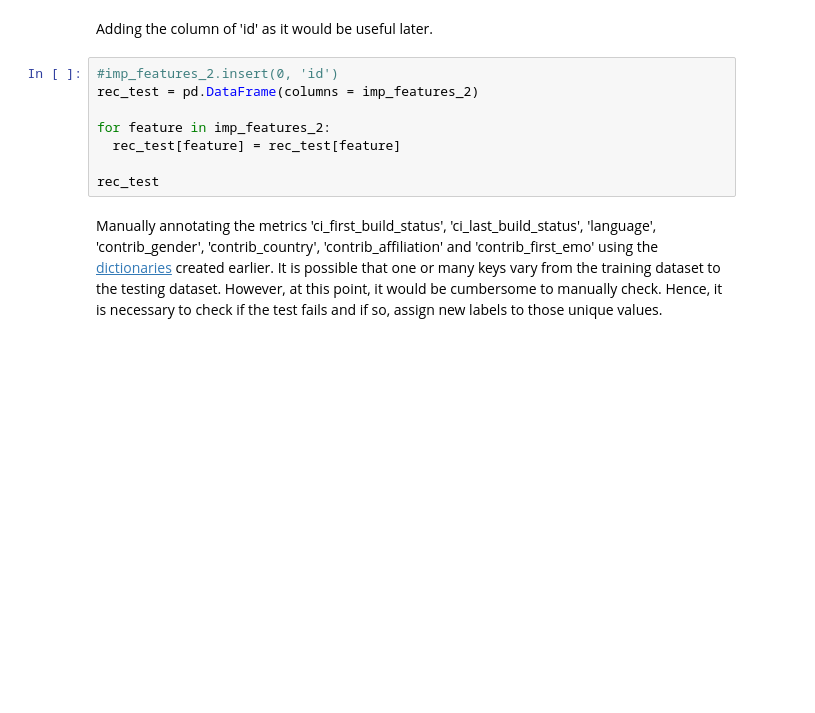
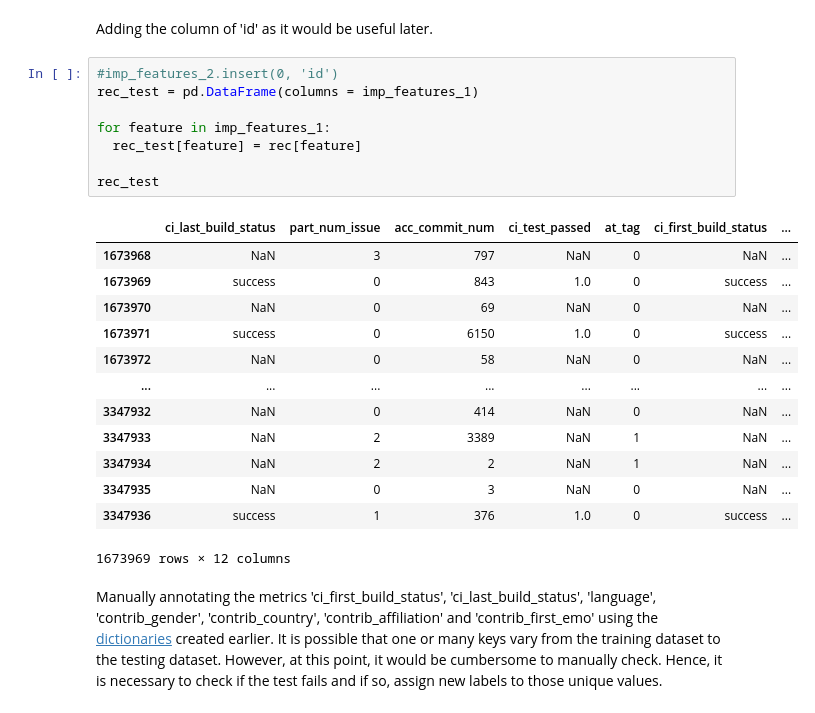
Before and after one commit to PrithaSarkar/Dissertation, a Jupyter notebook: Pull_request_Analysis.ipynb, the cells around one changed output. Cells and saved outputs as stored; diff of their text form; blank space fills up the shorter version.

```diff
--- a/Pull_request_Analysis.ipynb
+++ b/Pull_request_Analysis.ipynb
@@ -982,12 +996,26 @@ rec
 Adding the column of 'id' as it would be useful later.
 # %%
 #imp_features_2.insert(0, 'id')
-rec_test = pd.DataFrame(columns = imp_features_2)
+rec_test = pd.DataFrame(columns = imp_features_1)
 
-for feature in imp_features_2:
-  rec_test[feature] = rec_test[feature]
+for feature in imp_features_1:
+  rec_test[feature] = rec[feature]
 
 rec_test
+# %% [output]
+|  | ci_last_build_status | part_num_issue | acc_commit_num | ci_test_passed | at_tag | ci_first_build_status | ... |
+| 1673968 | NaN | 3 | 797 | NaN | 0 | NaN | ... |
+| 1673969 | success | 0 | 843 | 1.0 | 0 | success | ... |
+| 1673970 | NaN | 0 | 69 | NaN | 0 | NaN | ... |
+| 1673971 | success | 0 | 6150 | 1.0 | 0 | success | ... |
+| 1673972 | NaN | 0 | 58 | NaN | 0 | NaN | ... |
+| ... | ... | ... | ... | ... | ... | ... | ... |
+| 3347932 | NaN | 0 | 414 | NaN | 0 | NaN | ... |
+| 3347933 | NaN | 2 | 3389 | NaN | 1 | NaN | ... |
+| 3347934 | NaN | 2 | 2 | NaN | 1 | NaN | ... |
+| 3347935 | NaN | 0 | 3 | NaN | 0 | NaN | ... |
+| 3347936 | success | 1 | 376 | 1.0 | 0 | success | ... |
+1673969 rows × 12 columns
 # %% [markdown]
 Manually annotating the metrics 'ci_first_build_status', 'ci_last_build_status', 'language', 'contrib_gender', 'contrib_country', 'contrib_affiliation' and 'contrib_first_emo' using the [dictionaries](https://colab.research.google.com/drive/1_68KgoyDN1w6K4nzdfPjaI-aoJOLTDy7#scrollTo=gWAEafmevNHF&line=1&uniqifier=1) created earlier. It is possible that one or many keys vary from the training dataset to the testing dataset. However, at this point, it would be cumbersome to manually check. Hence, it is necessary to check if the test fails and if so, assign new labels to those unique values.
 # %%
```
Also changed, not shown: parts of 2 cells of this notebook.
